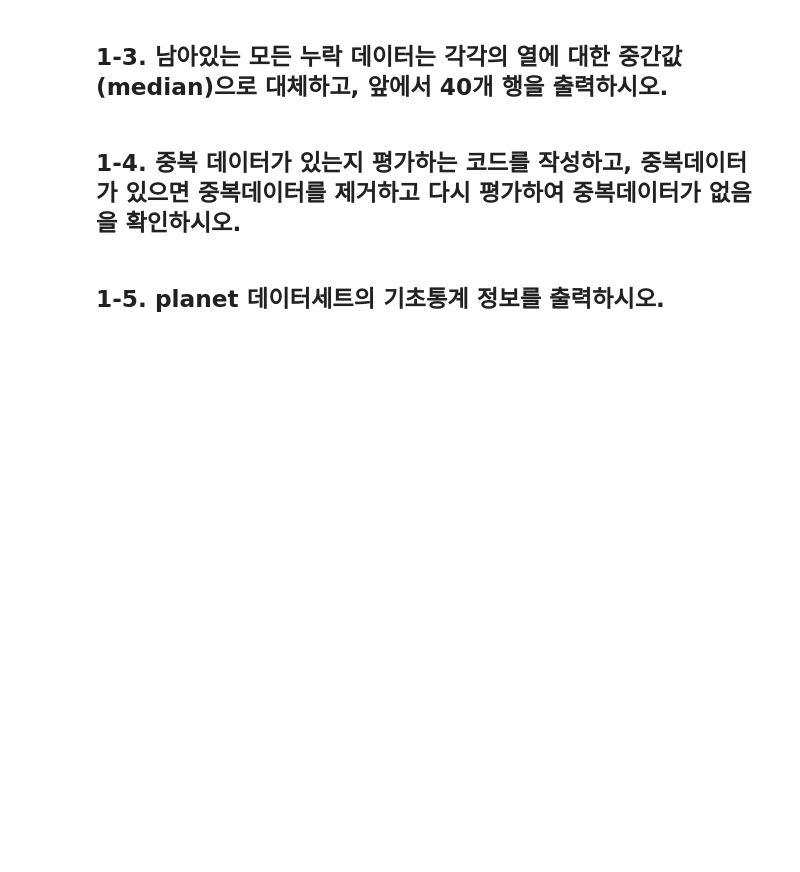
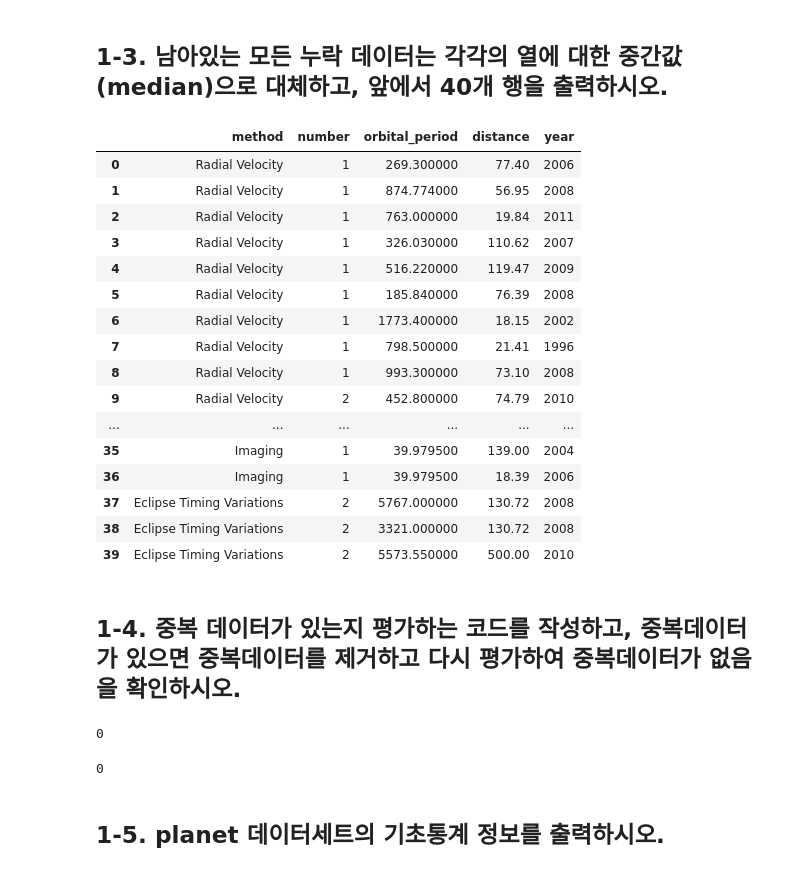
Before and after one commit to Felix-Silas/2024-1-Class, a Jupyter notebook: Data Wrangling/기말고사 준비/기말 기출 문제/기말고사_기출_문제_문제지.ipynb, the cells around one changed output. Saved outputs shown, nothing was run; the diff lists cells and outputs as text; code cells hidden in the pictures; blank space fills up the shorter version.

```diff
--- a/Data Wrangling/기말고사 준비/기말 기출 문제/기말고사_기출_문제_문제지.ipynb
+++ b/Data Wrangling/기말고사 준비/기말 기출 문제/기말고사_기출_문제_문제지.ipynb
@@ -20,3 +130,7 @@
 # 21-2
 # %% [markdown]
 ## 1-1. planet 데이터세트의 요약정보를 출력하시오. (seaborn에서 제공하는 planets 데이터셋 활용)
+# %%
+import seaborn as sns
+planets = sns.load_dataset('planets')
+planets.info()
@@ -23,2 +151,5 @@
 # %% [markdown]
 ## 1-2. 요약정보를 통해 누락데이터가 가장 많은 열을 삭제한 후 요약정보를 다시 출력하시오.
+# %%
+planets.drop('mass', axis = 1, inplace = True)
+planets.info()
@@ -25,4 +169,30 @@
 # %% [markdown]
 ## 1-3. 남아있는 모든 누락 데이터는 각각의 열에 대한 중간값(median)으로 대체하고, 앞에서 40개 행을 출력하시오.
+# %%
+for col in ['orbital_period', 'distance', 'year']:
+    planets[col].fillna(planets[col].median(), inplace = True)
+planets.head(40)
+# %% [output]
+|  | method | number | orbital_period | distance | year |
+| 0 | Radial Velocity | 1 | 269.300000 | 77.40 | 2006 |
+| 1 | Radial Velocity | 1 | 874.774000 | 56.95 | 2008 |
+| 2 | Radial Velocity | 1 | 763.000000 | 19.84 | 2011 |
+| 3 | Radial Velocity | 1 | 326.030000 | 110.62 | 2007 |
+| 4 | Radial Velocity | 1 | 516.220000 | 119.47 | 2009 |
+| 5 | Radial Velocity | 1 | 185.840000 | 76.39 | 2008 |
+| 6 | Radial Velocity | 1 | 1773.400000 | 18.15 | 2002 |
+| 7 | Radial Velocity | 1 | 798.500000 | 21.41 | 1996 |
+| 8 | Radial Velocity | 1 | 993.300000 | 73.10 | 2008 |
+| 9 | Radial Velocity | 2 | 452.800000 | 74.79 | 2010 |
+| ... | ... | ... | ... | ... | ... |
+| 35 | Imaging | 1 | 39.979500 | 139.00 | 2004 |
+| 36 | Imaging | 1 | 39.979500 | 18.39 | 2006 |
+| 37 | Eclipse Timing Variations | 2 | 5767.000000 | 130.72 | 2008 |
+| 38 | Eclipse Timing Variations | 2 | 3321.000000 | 130.72 | 2008 |
+| 39 | Eclipse Timing Variations | 2 | 5573.550000 | 500.00 | 2010 |
 # %% [markdown]
 ## 1-4. 중복 데이터가 있는지 평가하는 코드를 작성하고, 중복데이터가 있으면 중복데이터를 제거하고 다시 평가하여 중복데이터가 없음을 확인하시오.
+# %%
+planets.duplicated().sum()
+# %% [output]
+0
@@ -29,2 +201,6 @@
+# %%
+planets.duplicated().sum()
+# %% [output]
+0
 # %% [markdown]
 ## 1-5. planet 데이터세트의 기초통계 정보를 출력하시오.
```
Also changed, not shown: parts of 12 cells of this notebook.
